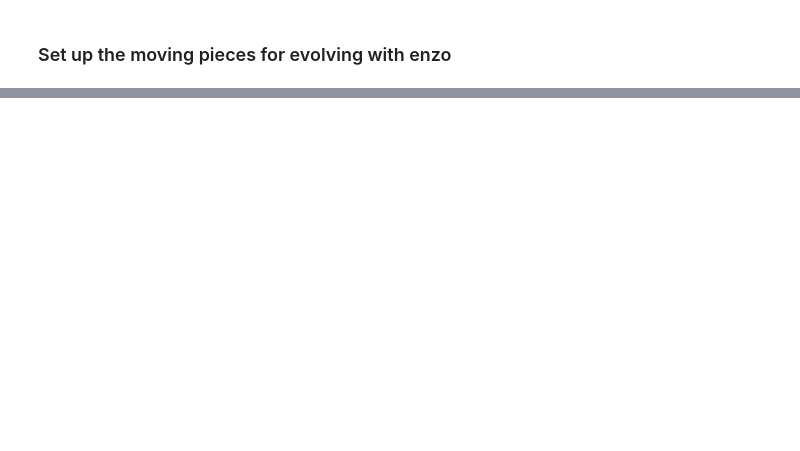
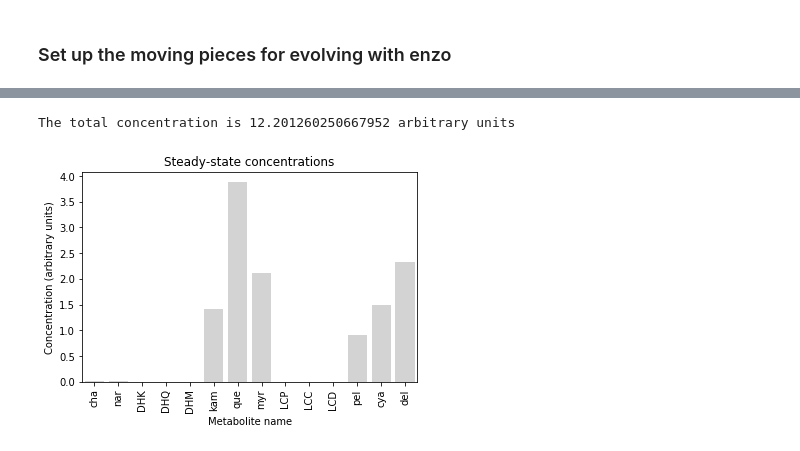
Before and after one commit to lcwheeler/enzo, a Jupyter notebook: notebooks/custom-fitness-function-example.ipynb, the cells around one changed output, grey strips where cells are left out. Saved outputs shown, nothing was run; the diff lists cells and outputs as text; code cells hidden in the pictures; blank space fills up the shorter version.

```diff
--- a/notebooks/custom-fitness-function-example.ipynb
+++ b/notebooks/custom-fitness-function-example.ipynb
@@ -248,0 +276,6 @@ evolving_set.pathway_set[0].optima
+# %%
+# Check the steady state concentrations
+evolving_set.pathway_set[0].plot_ss()
+# %% [output]
+The total concentration is 12.201260250667952 arbitrary units
+[figure, added]
```
Also changed, not shown: parts of 12 cells of this notebook, 1 other file.
